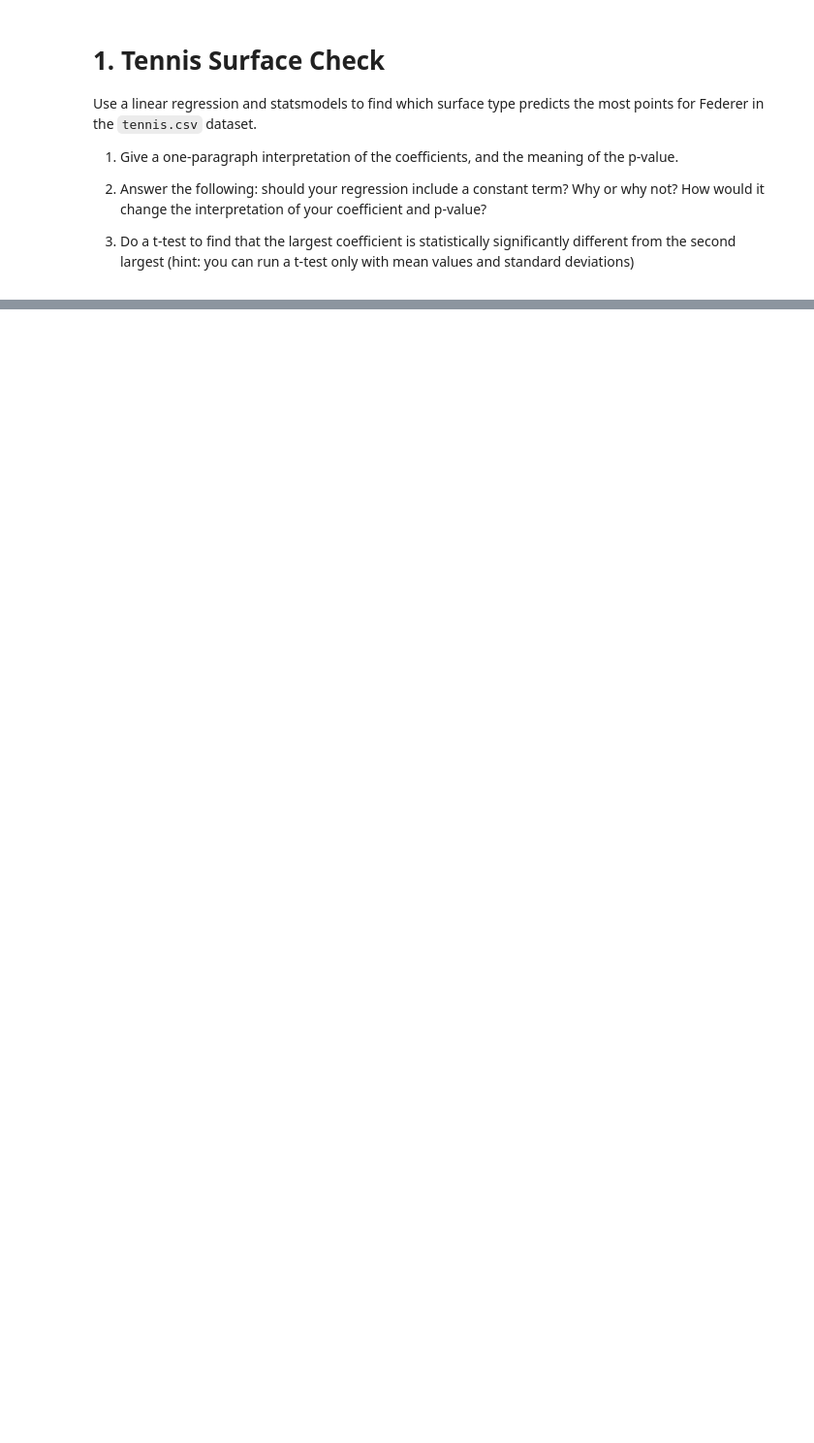
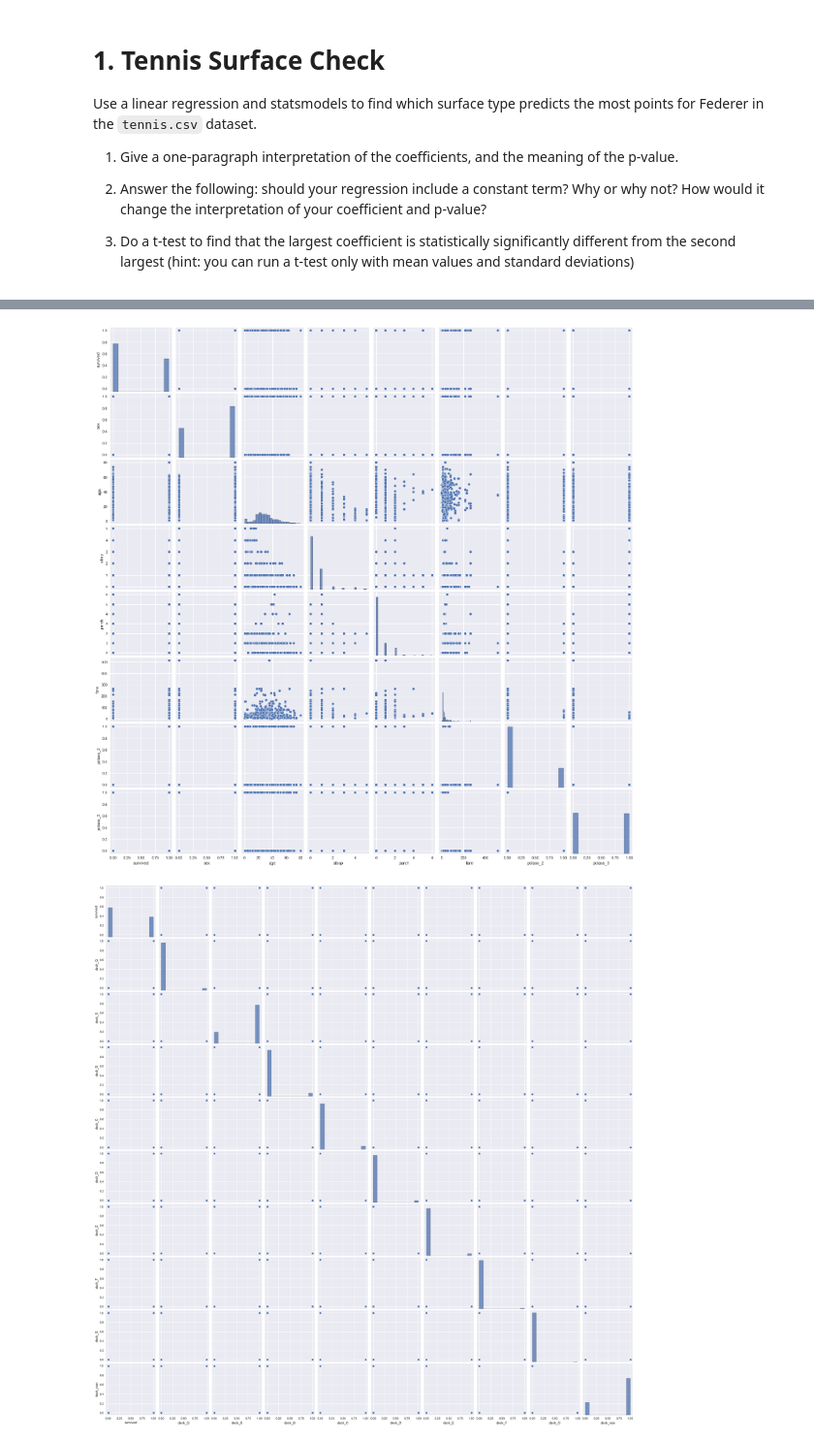
Before and after one commit to cb-ds-1/m3-3-engineering-regression, a Jupyter notebook: workshop.ipynb, the cells around one changed output, grey strips where cells are left out. Shown at 97% size. Saved outputs shown, nothing was run; the diff lists cells and outputs as text; code cells hidden in the pictures; blank space fills up the shorter version.

```diff
--- a/workshop.ipynb
+++ b/workshop.ipynb
@@ -1,3 +1,11 @@
+# %%
+import numpy as np
+import pandas as pd
+import statsmodels.api as sm
+import seaborn as sns
+from matplotlib import pyplot as plt
+
+plt.style.use('seaborn')
 # %% [markdown]
 # 1. Tennis Surface Check
 
@@ -20,0 +221,4 @@ Use whatever tricks you can to best model whether a passenger would survive the
+# %%
+df_titanic = sns.load_dataset('titanic')
+variables = ['survived', 'pclass', 'sex', 'age', 'sibsp', 'parch', 'fare', 'embarked', 'deck']
+df_titanic = df_titanic[variables].copy()
@@ -20,0 +250,30 @@ Use whatever tricks you can to best model whether a passenger would survive the
+# %%
+variables = ['survived',
+             'sex',
+             'age',
+             'sibsp',
+             'parch',
+             'fare',
+             'pclass_2',
+             'pclass_3',
+             'deck_Q',
+             'deck_S',
+             'deck_B',
+             'deck_C',
+             'deck_D',
+             'deck_E',
+             'deck_F',
+             'deck_G',
+             'deck_nan']
+# %%
+#Pairplot graph
+df2_first_half = df2[variables[0:8]]
+variables_last_half = ['survived', 'deck_Q', 'deck_S','deck_B', 'deck_C', 'deck_D', 'deck_E','deck_F', 'deck_G', 'deck_nan']
+df2_last_half = df2[variables_last_half]
+df2_last_half
+sns.pairplot(df2_first_half)
+sns.pairplot(df2_last_half)
+plt.show()
+# %% [output]
+[figure, added]
+[figure, added]
```
Also changed, not shown: parts of 53 cells of this notebook.
